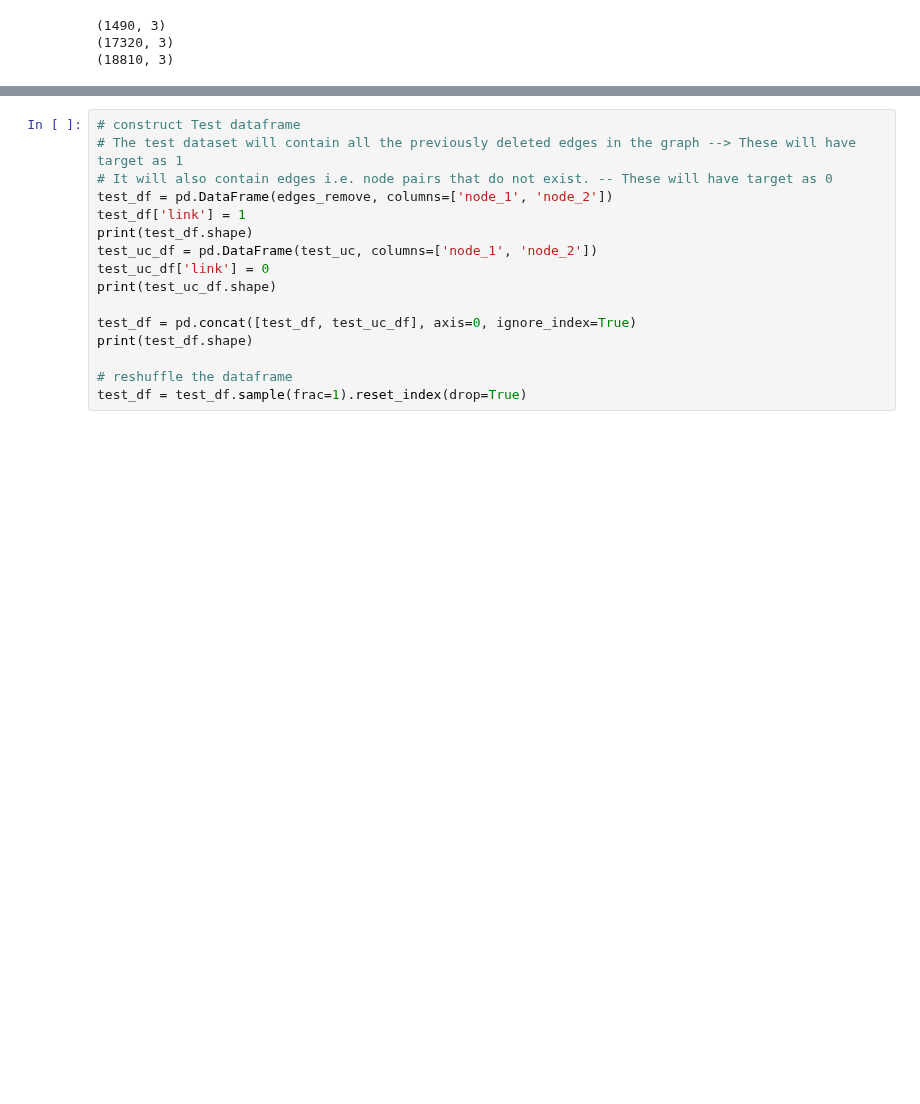
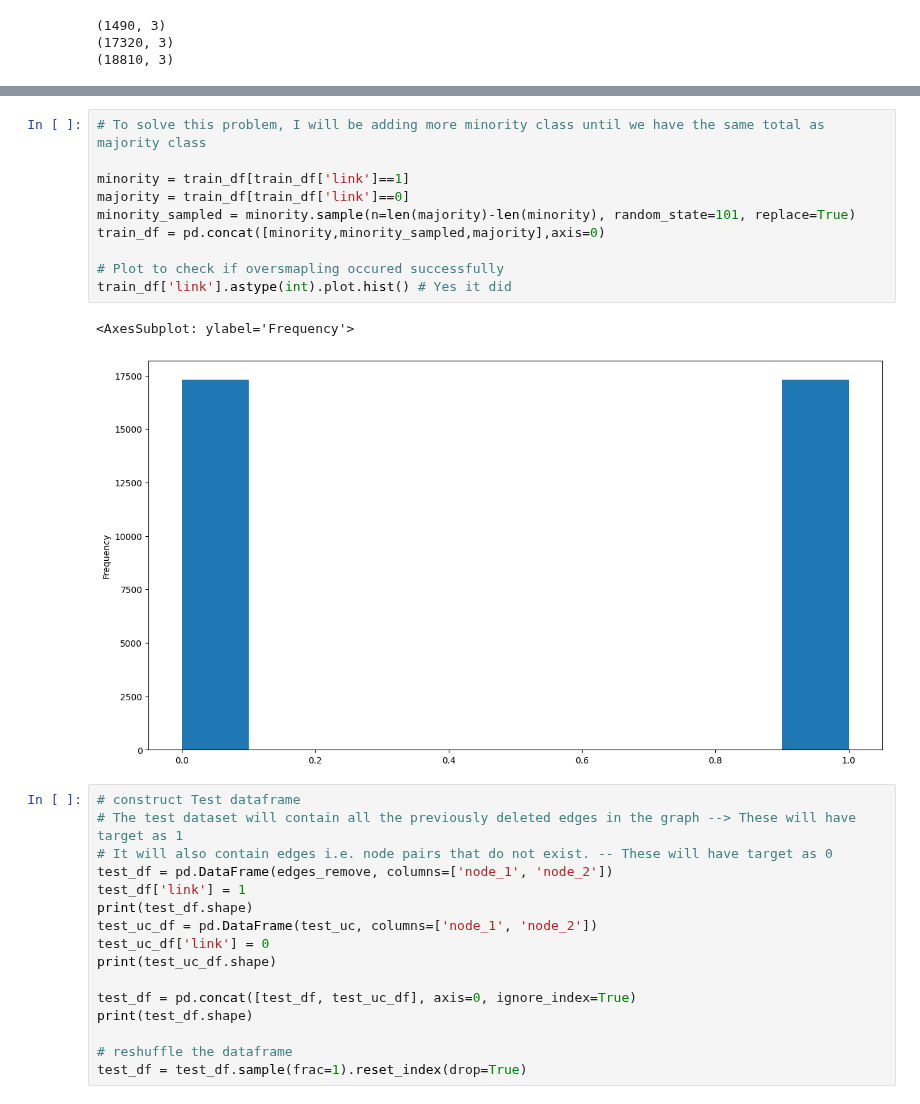
Before and after one commit to Michael-Mbajwa/Complex-Networks, a Jupyter notebook: Assignment9_MichaelMbajwa/Assignment9_Michael_Mbajwa.ipynb, the cells around one changed output, grey strips where cells are left out. Drawn from its saved outputs; the diff is of its cells as text; blank space fills up the shorter version.

```diff
--- a/Assignment9_MichaelMbajwa/Assignment9_Michael_Mbajwa.ipynb
+++ b/Assignment9_MichaelMbajwa/Assignment9_Michael_Mbajwa.ipynb
@@ -181,3 +188,16 @@ train_df = train_df.sample(frac=1).reset_index(drop=True)
+# %%
+# To solve this problem, I will be adding more minority class until we have the same total as majority class
+
+minority = train_df[train_df['link']==1]
+majority = train_df[train_df['link']==0]
+minority_sampled = minority.sample(n=len(majority)-len(minority), random_state=101, replace=True)
+train_df = pd.concat([minority,minority_sampled,majority],axis=0)
+
+# Plot to check if oversmapling occured successfully
+train_df['link'].astype(int).plot.hist() # Yes it did
+# %% [output]
+<AxesSubplot: ylabel='Frequency'>
+[figure, added]
 # %%
 # construct Test dataframe
 # The test dataset will contain all the previously deleted edges in the graph --> These will have target as 1
```
Also changed, not shown: parts of 11 cells of this notebook.
